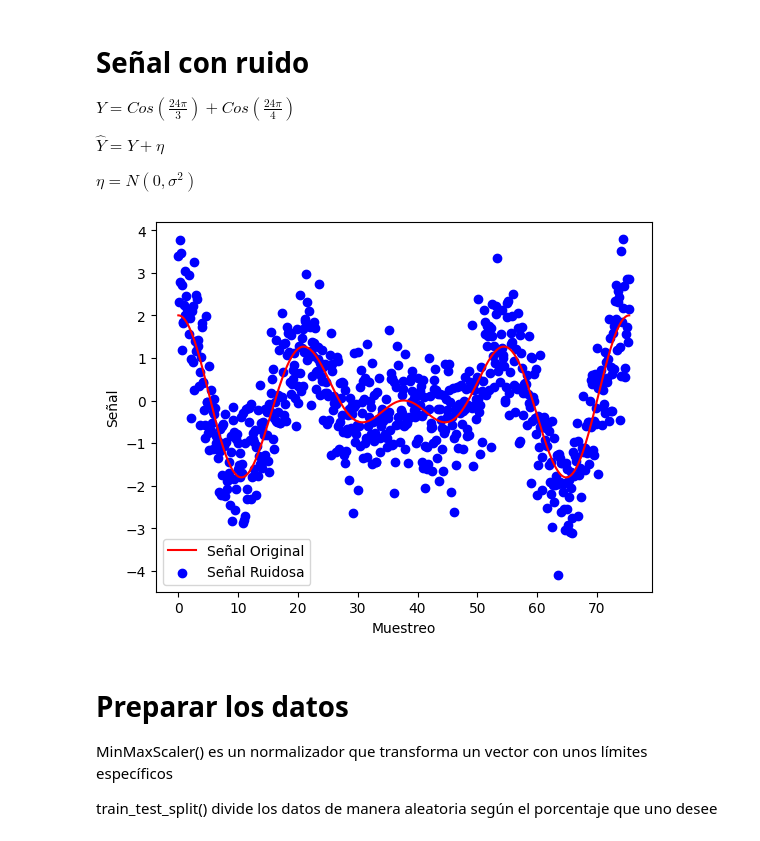
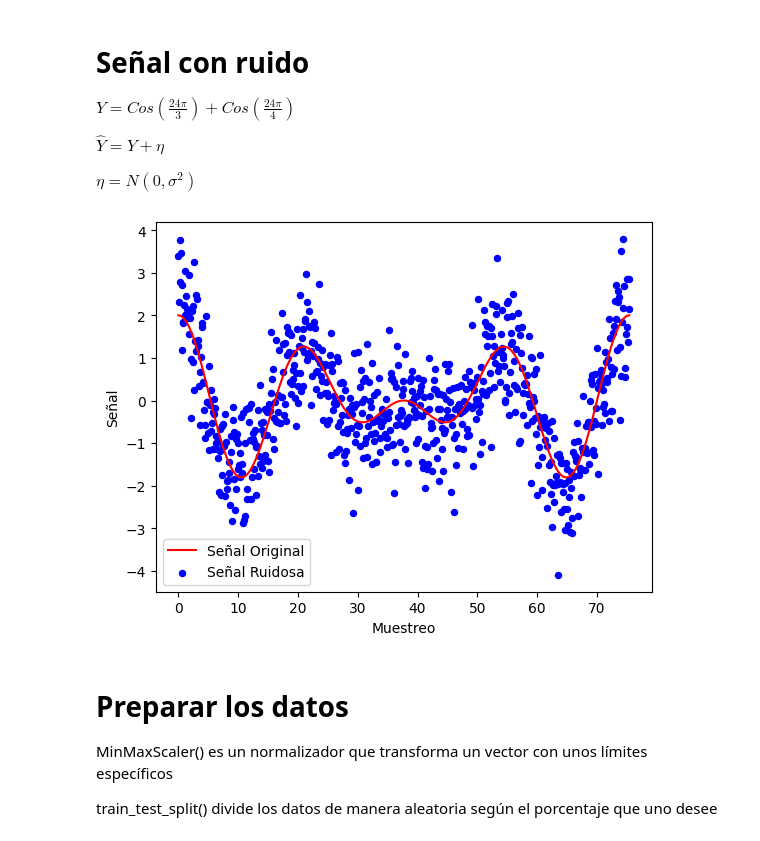
Before and after one commit to dramirezbe/TAM-David-Ram-rez, a Jupyter notebook: Examenes/Examen1_punto2.ipynb, the cells around one changed output. Saved outputs shown, nothing was run; the diff lists cells and outputs as text; code cells hidden in the pictures.

```diff
--- a/Examenes/Examen1_punto2.ipynb
+++ b/Examenes/Examen1_punto2.ipynb
@@ -17,32 +17,32 @@ $\eta = N(0,\sigma^2)$
 # %%
 def var_snr(x,snrdB): #Función que entrega la varianza del ruido tomando en cuenta su potencia en dB
     Px = np.mean(x**2)
     return Px/(10**(snrdB/10))
 
 snrdB = 2
 N = 700 #Muestras 500 de entrenamiento + 200 de testeo
 
 X = np.linspace(0, 24*np.pi, N)  #array de tiempo
 Y_true = np.cos(X/3)+np.cos(X/4)  #señal limpia de cosenos
 
 var_noise = var_snr(Y_true, snrdB) #Hallar varianza del ruido
 
 Y = Y_true + np.random.normal(0, np.sqrt(var_noise), len(X)) #Señal contaminada con ruido gaussiano media 0, varianza var_noise
 
 X = X.reshape(-1,1) #Sklearn sólo entiendo en vectores columna, por esto mismo transformamos los datos de fila a columna
 Y = Y.reshape(-1,1)
 
 Y_true_upper = Y_true + np.sqrt(var_noise)  #Para pintar región de incertidumbre, límites de región de incertidumbre
 Y_true_lower = Y_true - np.sqrt(var_noise)
 
 plt.plot(X, Y_true, c='r', label='Señal Original')
-plt.scatter(X, Y, c='b', label='Señal Ruidosa')
+plt.scatter(X, Y, c='b', s=19, label='Señal Ruidosa')
 plt.legend()
 plt.xlabel('Muestreo')
 plt.ylabel('Señal')
 plt.show()
 # %% [output]
-[figure, old version]
+[figure, new version]
 # %% [markdown]
 # Preparar los datos
 
```
Also changed, not shown: parts of 3 cells of this notebook, 1 other file.
